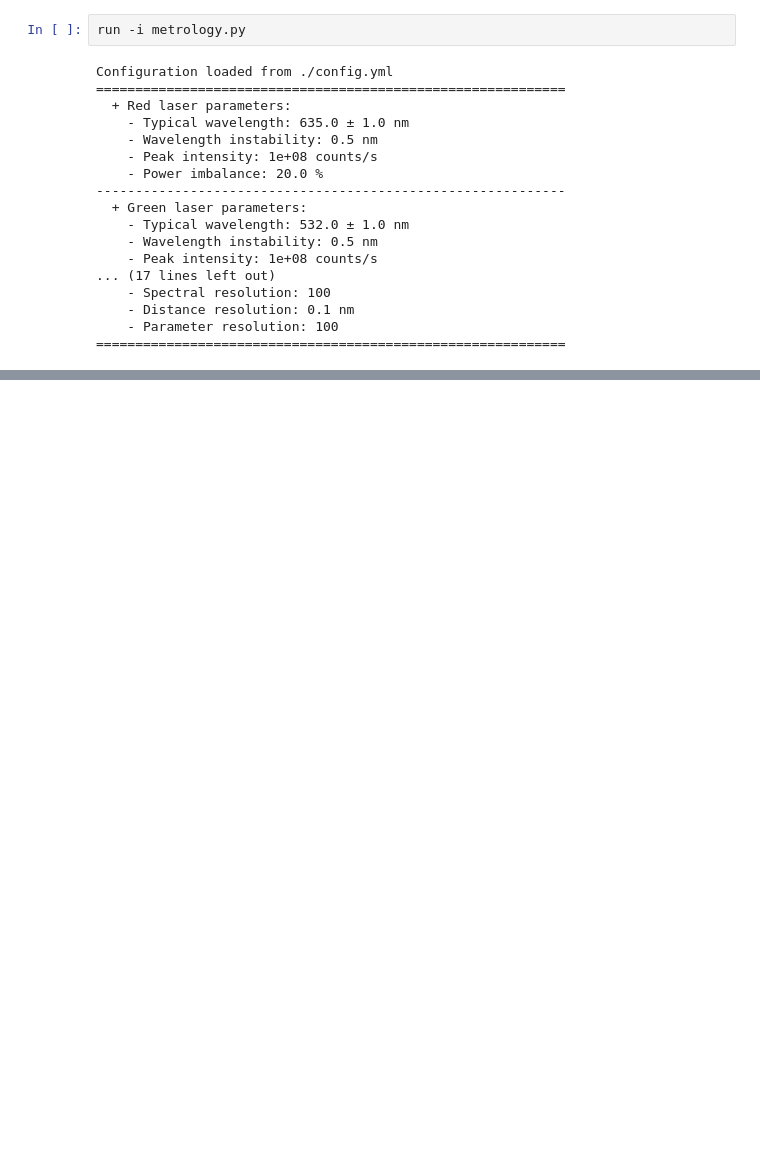
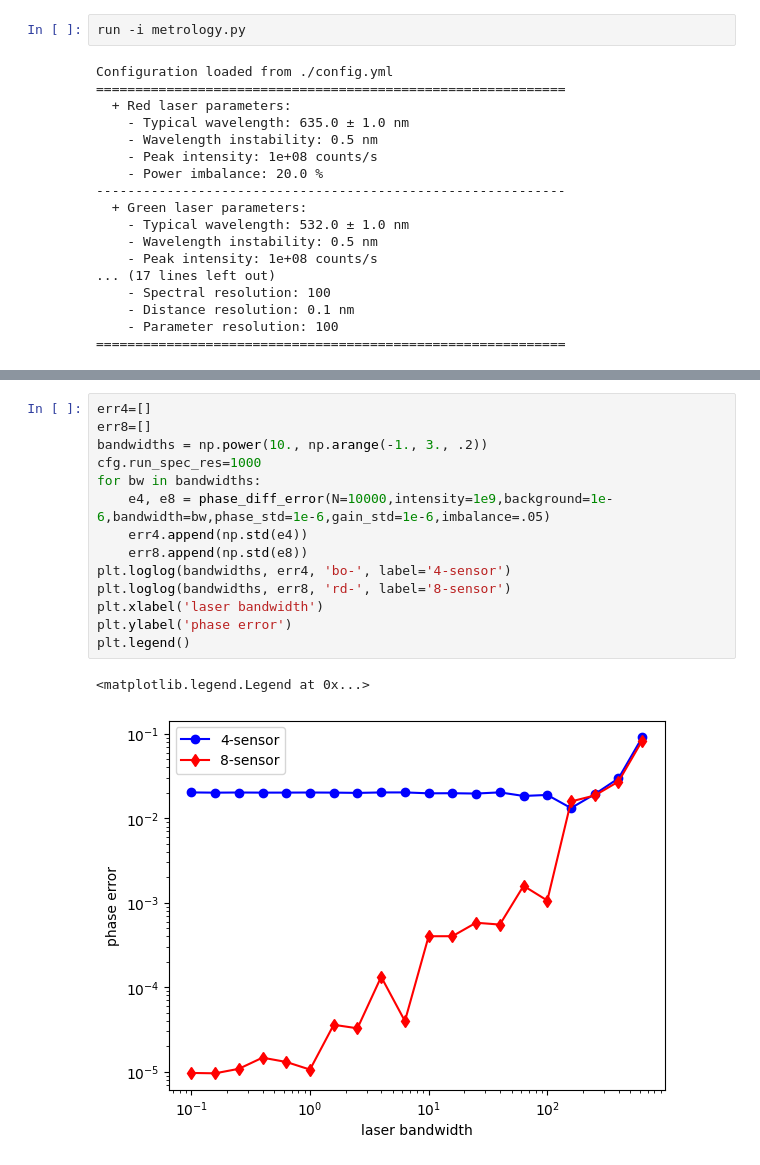
Before and after one commit to pigsboss/metrology, a Jupyter notebook: codes/demo.ipynb, the cells around one changed output, grey strips where cells are left out. Drawn from its saved outputs; the diff is of its cells as text; blank space fills up the shorter version.

```diff
--- a/codes/demo.ipynb
+++ b/codes/demo.ipynb
@@ -63,0 +74,17 @@ print(np.rad2deg(np.arctan2(y_g[0],x_g[0])))
+# %%
+err4=[]
+err8=[]
+bandwidths = np.power(10., np.arange(-1., 3., .2))
+cfg.run_spec_res=1000
+for bw in bandwidths:
+    e4, e8 = phase_diff_error(N=10000,intensity=1e9,background=1e-6,bandwidth=bw,phase_std=1e-6,gain_std=1e-6,imbalance=.05)
+    err4.append(np.std(e4))
+    err8.append(np.std(e8))
+plt.loglog(bandwidths, err4, 'bo-', label='4-sensor')
+plt.loglog(bandwidths, err8, 'rd-', label='8-sensor')
+plt.xlabel('laser bandwidth')
+plt.ylabel('phase error')
+plt.legend()
+# %% [output]
+<matplotlib.legend.Legend at 0x...>
+[figure, added]
```
Also changed, not shown: parts of 5 cells of this notebook, 2 other files.
